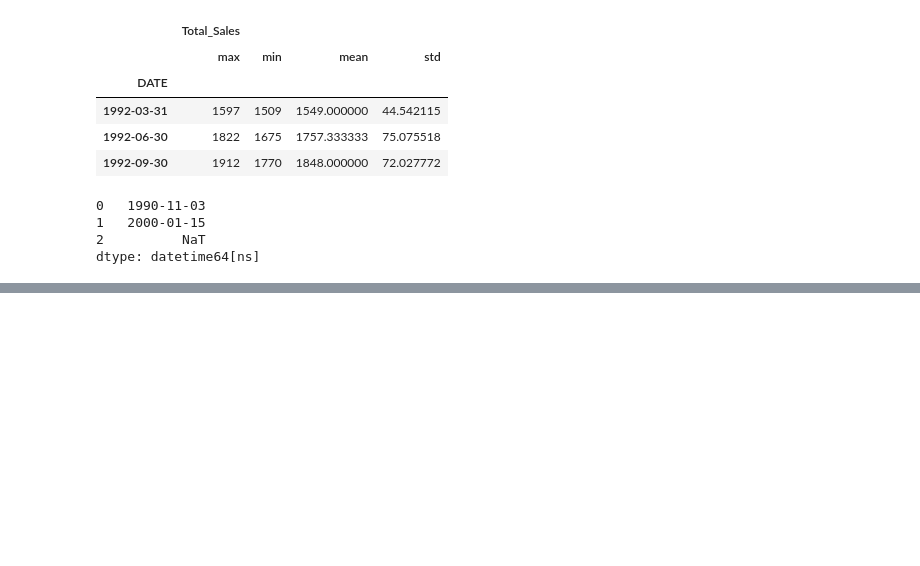
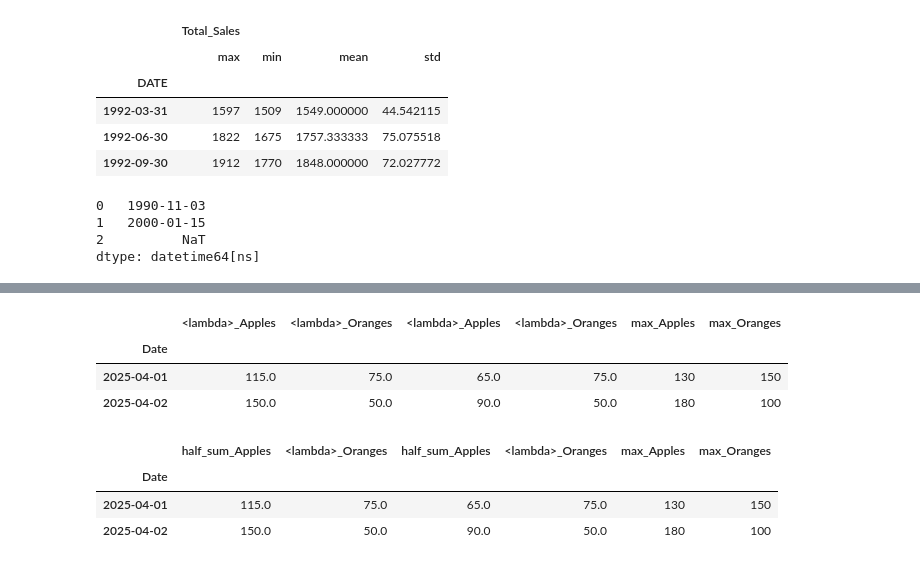
Before and after one commit to pythonai250824/06.04.2025, a Jupyter notebook: pd_lesson7.ipynb, the cells around one changed output, grey strips where cells are left out. Saved outputs shown, nothing was run; the diff lists cells and outputs as text; code cells hidden in the pictures; blank space fills up the shorter version.

```diff
--- a/pd_lesson7.ipynb
+++ b/pd_lesson7.ipynb
@@ -248,0 +258,42 @@ print(old)
+# %%
+import pandas as pd
+
+# Sample DataFrame
+data = {
+    'Date': ['2025-04-01']*3 + ['2025-04-02']*3,
+    'Product': ['Apples', 'Oranges', 'Apples', 'Apples', 'Oranges', 'Apples'],
+    'Sales': [100, 150, 130, 180, 100, 120]
+}
+df = pd.DataFrame(data)
+
+# Pivot with lambdas
+pivot = pd.pivot_table(
+    df,
+    index='Date',
+    columns='Product',
+    values='Sales',
+    aggfunc=[
+        lambda x: sum(x) / 2,
+        lambda x: max(x) / 2,
+        'max'
+    ]
+)
+
+# Flatten the MultiIndex to simple column names
+pivot.columns = [f"{func}_{col}" for func, col in pivot.columns]
+
+display(pivot)
+
+# Now rename the first column
+pivot = pivot.rename(columns={pivot.columns[0]: 'half_sum_Apples'})
+
+display(pivot)
+# %% [output]
+|  | <lambda>_Apples | <lambda>_Oranges | <lambda>_Apples | <lambda>_Oranges | max_Apples | max_Oranges |
+| Date |  |  |  |  |  |  |
+| 2025-04-01 | 115.0 | 75.0 | 65.0 | 75.0 | 130 | 150 |
+| 2025-04-02 | 150.0 | 50.0 | 90.0 | 50.0 | 180 | 100 |
+|  | half_sum_Apples | <lambda>_Oranges | half_sum_Apples | <lambda>_Oranges | max_Apples | max_Oranges |
+| Date |  |  |  |  |  |  |
+| 2025-04-01 | 115.0 | 75.0 | 65.0 | 75.0 | 130 | 150 |
+| 2025-04-02 | 150.0 | 50.0 | 90.0 | 50.0 | 180 | 100 |
```
Also changed, not shown: parts of 3 cells of this notebook.
